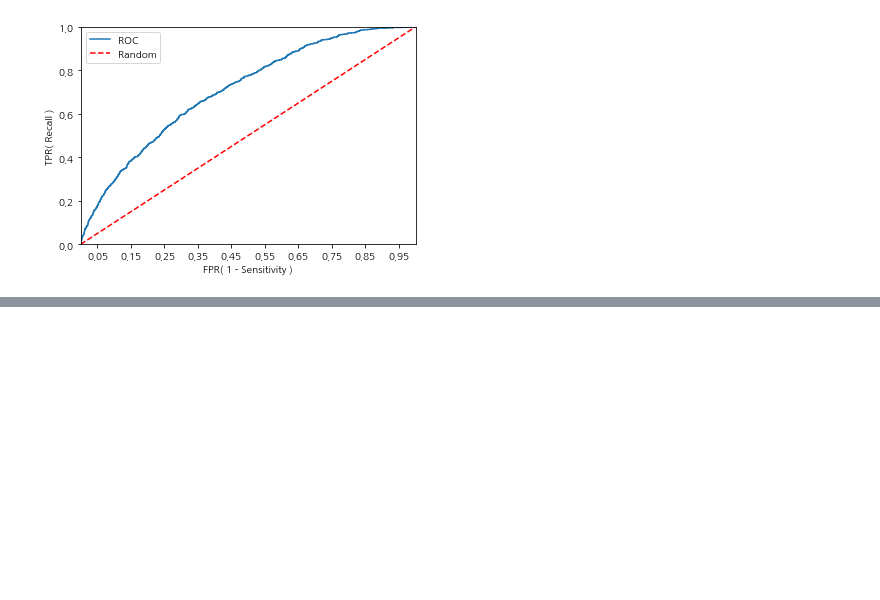
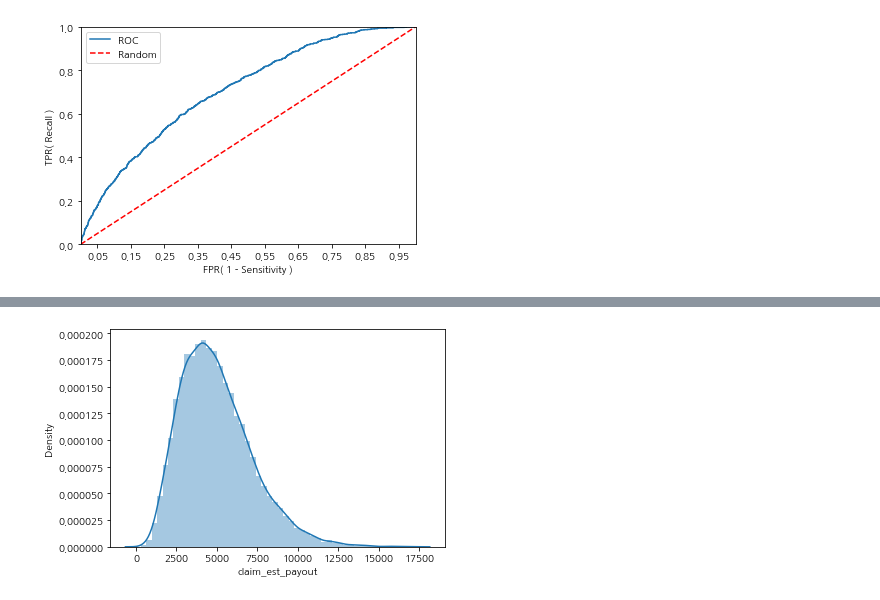
Before and after one commit to seonydg/ml-classification-Insurance-claim-fraud-forecast, a Jupyter notebook: insurance Claim Fraud Forecast.ipynb, the cells around one changed output, grey strips where cells are left out. Saved outputs shown, nothing was run; the diff lists cells and outputs as text; code cells hidden in the pictures; blank space fills up the shorter version.

```diff
--- a/insurance Claim Fraud Forecast.ipynb
+++ b/insurance Claim Fraud Forecast.ipynb
@@ -526,0 +540,6 @@ roc_curve_plot(y_test, y_pred_test_proba)
+# %%
+# 중요변수 대한 상세 탐색
+sns.distplot(df['claim_est_payout'])
+plt.show()
+# %% [output]
+[figure, added]
```
Also changed, not shown: parts of 5 cells of this notebook.
